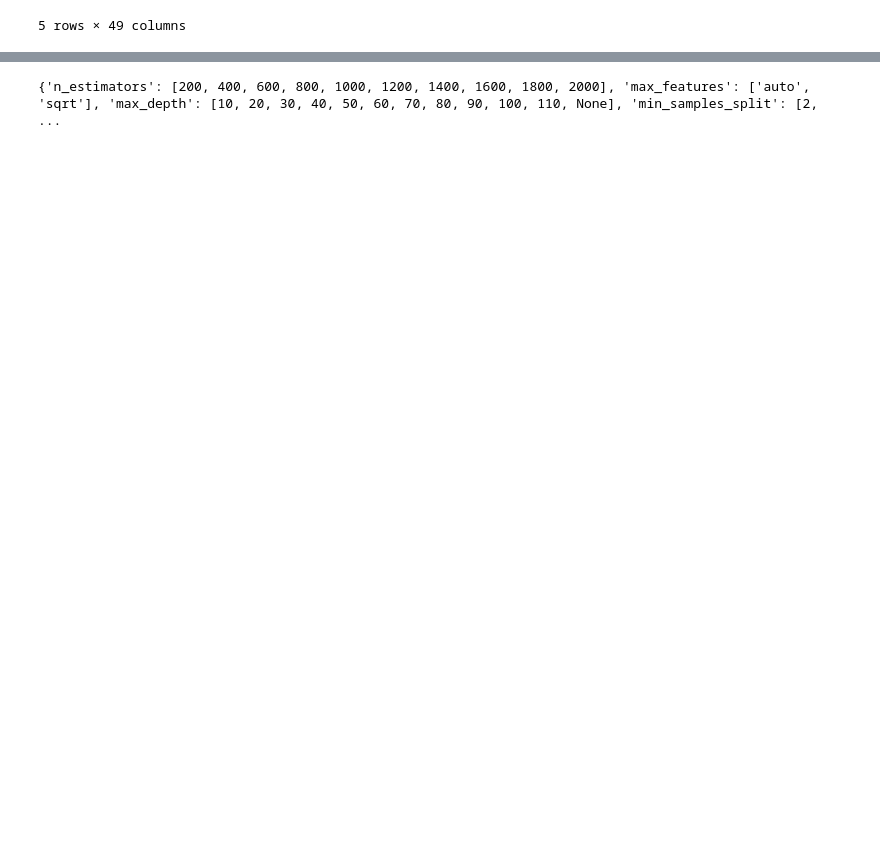
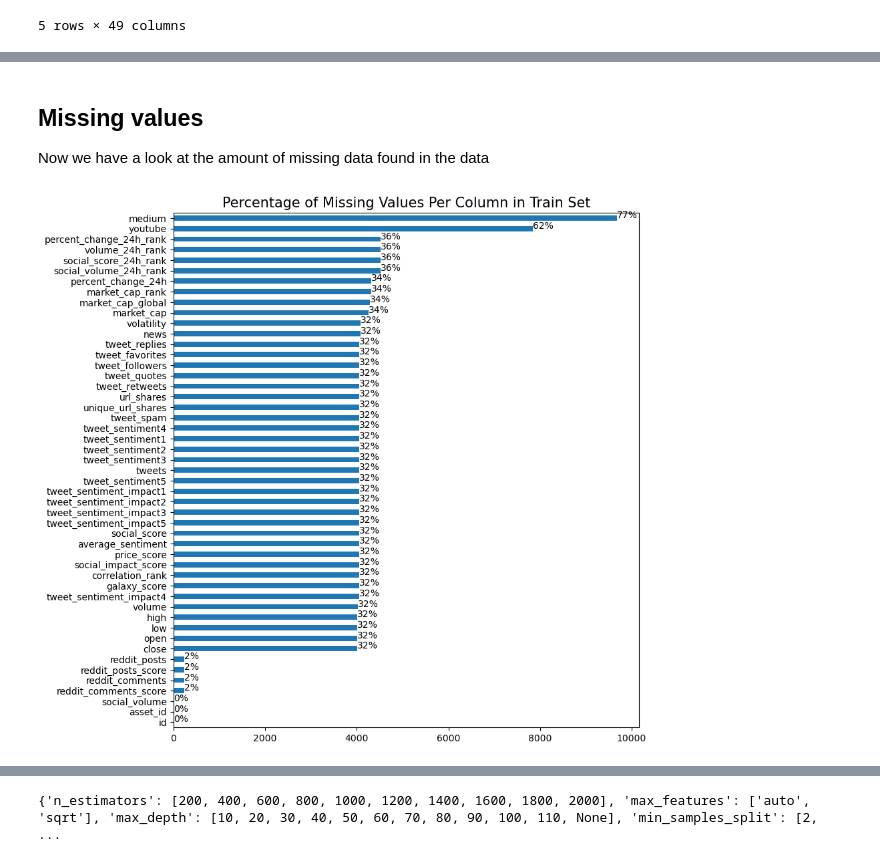
Before and after one commit to mohamedzayyan/zindiCrypto, a Jupyter notebook: MasegoStarterNotebook.ipynb, the cells around one changed output, grey strips where cells are left out. Cells and saved outputs as stored; diff of their text form; code cells hidden in the pictures; blank space fills up the shorter version.

```diff
--- a/MasegoStarterNotebook.ipynb
+++ b/MasegoStarterNotebook.ipynb
@@ -69,13 +70,21 @@ ss.head()
+# %% [markdown]
+## Missing values
+
+Now we have a look at the amount of missing data found in the data
 # %%
-# Check if there any missing values in train set
-ax = train.isna().sum().sort_values().plot(kind = 'barh', figsize = (9, 10))
+# Check if there any missing values in the training set
+missing_values_data = train.isna().sum().sort_values() #table giving number of missing values by column names
+ax = missing_values_data.plot(kind = 'barh', figsize = (9, 10)) #plot a horizontal bar graph showing the missing values
+
 plt.title('Percentage of Missing Values Per Column in Train Set', fontdict={'size':15})
-for p in ax.patches:
-    percentage ='{:,.0f}%'.format((p.get_width()/train.shape[0])*100)
-    width, height =p.get_width(),p.get_height()
-    x=p.get_x()+width+0.02
-    y=p.get_y()+height/2
+for p in ax.patches: #https://matplotlib.org/stable/api/patches_api.html -- patches. Patches are arbitrary two dimensional regions.
+    percentage ='{:,.0f}%'.format((p.get_width()/train.shape[0])*100) #get the percentage of missing values of that column
+    width, height = p.get_width(), p.get_height() #width and height of patched shaped
+    x = p.get_x() + width + 0.02 # get_x - get the left most coordinate of the rectangle
+    y = p.get_y() + height/2
     ax.annotate(percentage,(x,y))
+# %% [output]
+[figure, added]
 # %%
 # Check if there missing values in test set
 ax = test.isna().sum().sort_values().plot(kind = 'barh', figsize = (9, 10))
```
Also changed, not shown: parts of 52 cells of this notebook, 1 other file.
